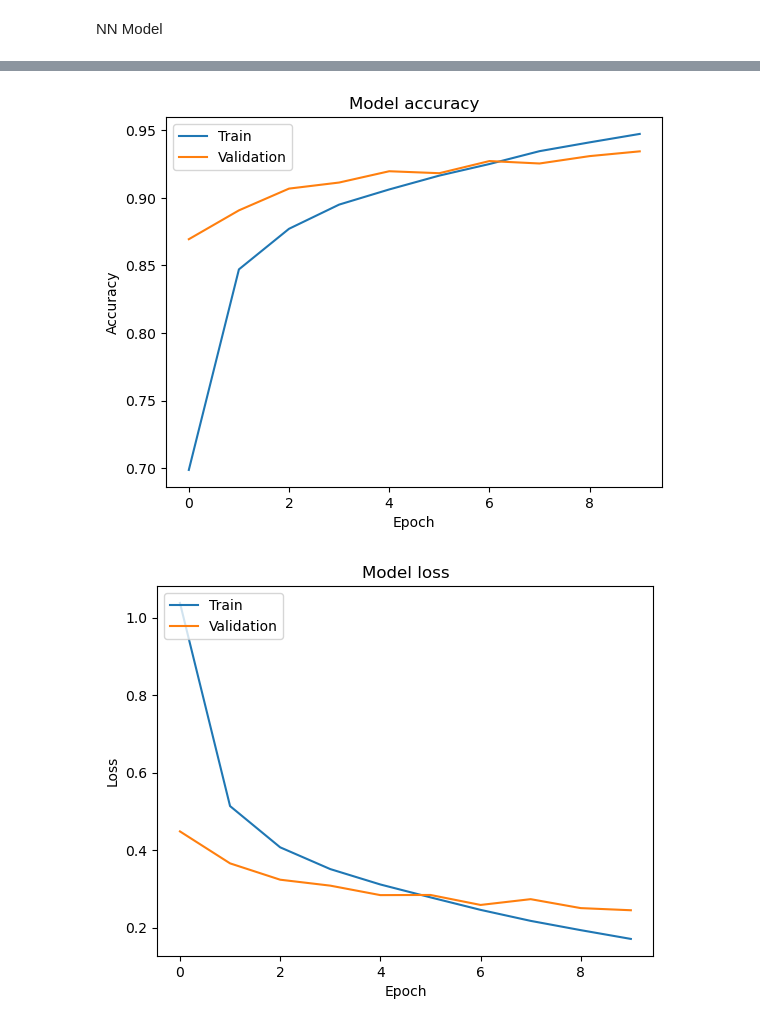
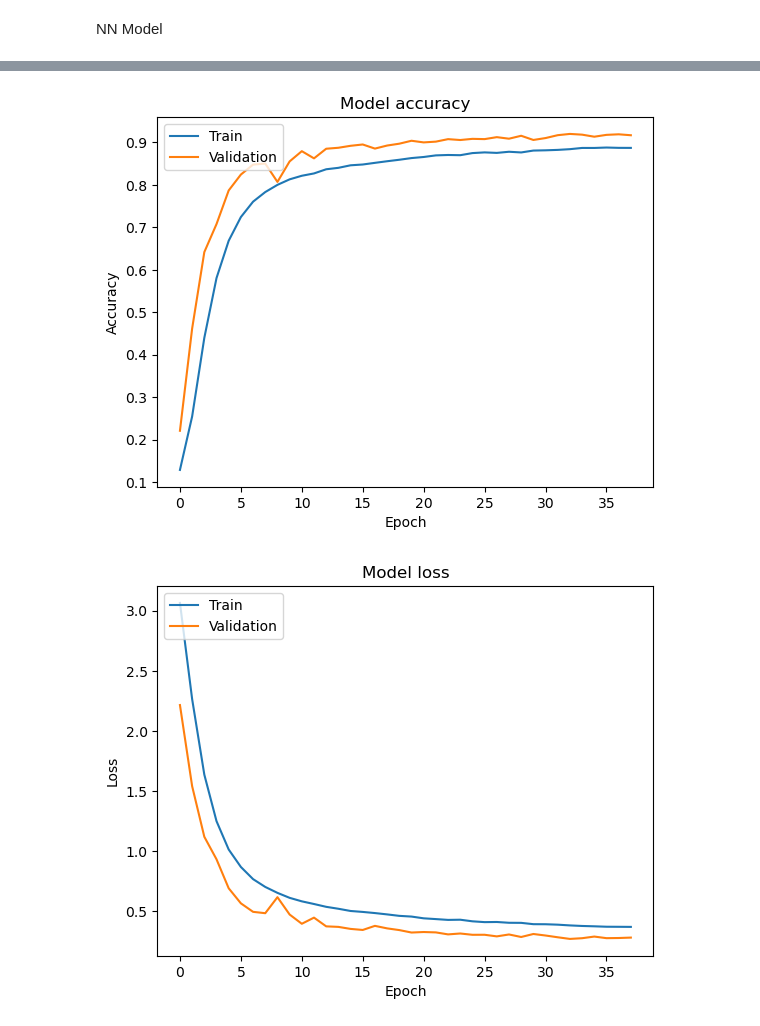
Before and after one commit to seema469/AAI_501_FinalProject_Team3, a Jupyter notebook: SVHN_ImageClassification.ipynb, the cells around one changed output, grey strips where cells are left out. Cells and saved outputs as stored; diff of their text form; code cells hidden in the pictures.

```diff
--- a/SVHN_ImageClassification.ipynb
+++ b/SVHN_ImageClassification.ipynb
@@ -259,26 +277,31 @@ early_stopping = EarlyStopping(monitor='val_loss',
 NN Model
 # %%
 model = Sequential([
-    # First Convolutional Block
     Conv2D(32, kernel_size=(3,3),activation='relu', input_shape=(32, 32, 3)),
     BatchNormalization(),
     # MaxPooling2D(2, 2),
     Dropout(rate = 0.2),
 
-    # Second Convolutional Block
-    Conv2D(64, kernel_size=(5,5),activation='relu'),
+    Conv2D(64, kernel_size=(3,3),activation='relu'),
+    BatchNormalization(),
+    MaxPooling2D(2,2),
+    Dropout(rate = 0.4),
+
+    Conv2D(32, kernel_size=(3,3),activation='relu'),
     BatchNormalization(),
     # MaxPooling2D(2,2),
     Dropout(rate = 0.4),
 
-
-    # Third Convolutional Block
-    Conv2D(128, kernel_size=(5,5), activation='relu'),
+    Conv2D(64, kernel_size=(3,3),activation='relu'),
     BatchNormalization(),
-    # MaxPooling2D(2,2),
+    MaxPooling2D(2,2),
     Dropout(rate = 0.4),
 
-    # Classifier Head
+    Conv2D(128, kernel_size=(3,3), activation='relu'),
+    BatchNormalization(),
+    MaxPooling2D(2,2),
+    Dropout(rate = 0.4),
+
     Flatten(),
     Dense(units=256, activation='relu'),
     BatchNormalization(),
@@ -292,9 +319,10 @@ from tensorflow.keras.optimizers import Adam
 optimizer_lr = Adam(learning_rate=0.000135)
 # %%
 model.compile(optimizer=optimizer_lr, loss='categorical_crossentropy', metrics=['accuracy'])
+# %%
+history = model.fit(train_images_split, train_labels_split, epochs=50, validation_data=(validation_images, validation_labels), batch_size=32, callbacks=[early_stopping])
+history = model.history
 # %%
-history = model.fit(train_images_split, train_labels_split, epochs=10, validation_data=(validation_images, validation_labels), batch_size=32, callbacks=[early_stopping])
-history = model.history
 # Plot training & validation accuracy values
 plt.figure()
 plt.plot(history.history['accuracy'])
@@ -328,4 +353,4 @@ Epoch 10/10
-[figure, old version]
+[figure, new version]
 # %%
 plt.figure()
 # Plot training & validation loss values
@@ -337,7 +362,7 @@ plt.xlabel('Epoch')
 plt.legend(['Train', 'Validation'], loc='upper left')
 plt.show()
 # %% [output]
-[figure, old version]
+[figure, new version]
 # %%
 test_loss, test_acc = model.evaluate(test_images, test_labels, verbose=2)
 print('\nTest accuracy:', test_acc)
```
Also changed, not shown: parts of 9 cells of this notebook.
